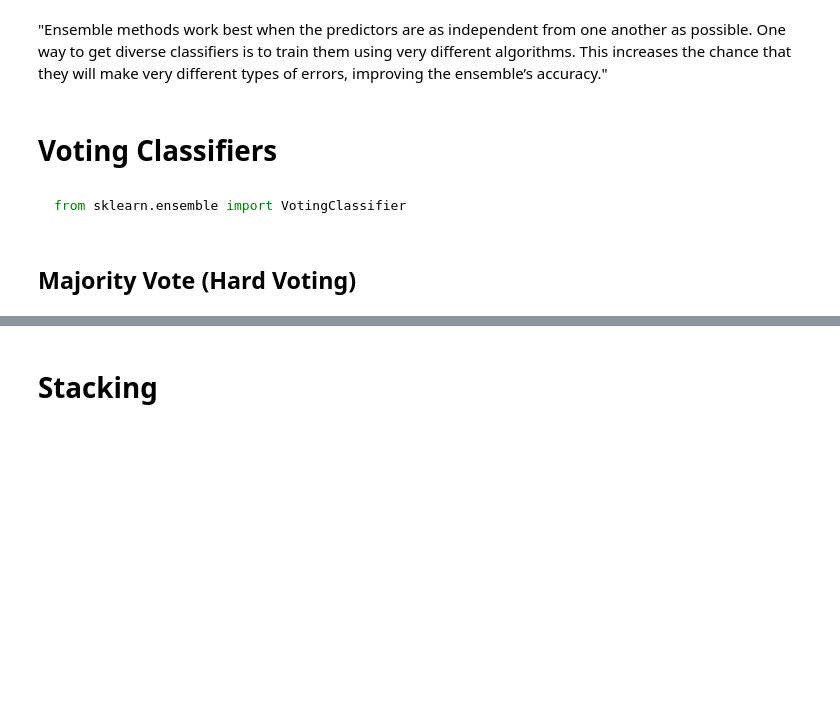
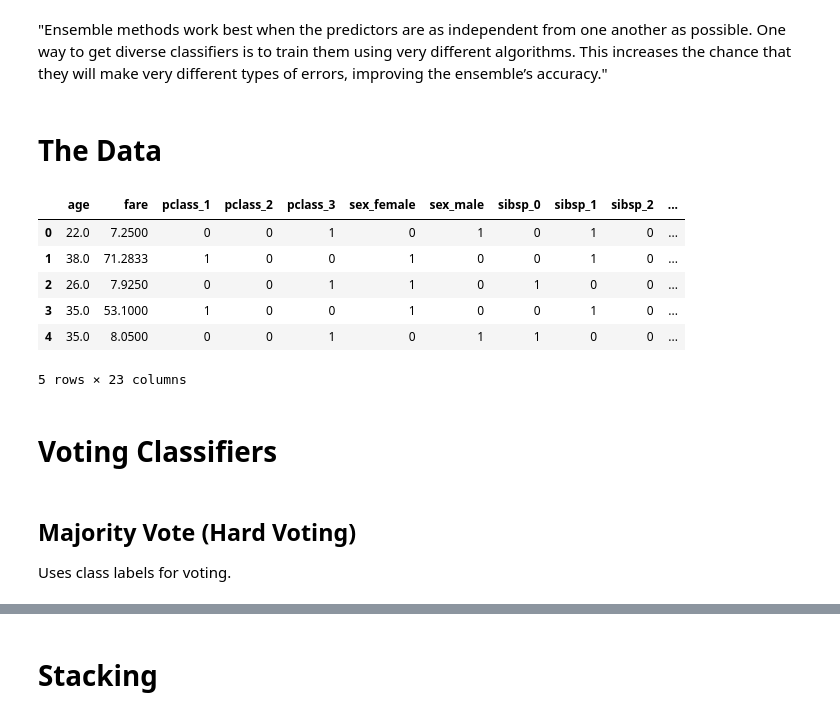
Before and after one commit to uGokalp/HisarAI, a Jupyter notebook: MachineLearning/Ensemble.ipynb, the cells around one changed output, grey strips where cells are left out. Saved outputs shown, nothing was run; the diff lists cells and outputs as text; code cells hidden in the pictures; blank space fills up the shorter version.

````diff
--- a/MachineLearning/Ensemble.ipynb
+++ b/MachineLearning/Ensemble.ipynb
@@ -3,8 +6,23 @@
 # %% [markdown]
 "Ensemble methods work best when the predictors are as independent from one another as possible. One way to get diverse classifiers is to train them using very different algorithms. This increases the chance that they will make very different types of errors, improving the ensemble’s accuracy."
+# %% [markdown]
+# The Data
+# %%
+import warnings
+warnings.filterwarnings("ignore")
+from utils import load_titanic
+from sklearn.model_selection import train_test_split
+X,y = load_titanic()
+X_train, X_test, y_train, y_test = train_test_split(X,y, random_state=0)
+
+X.head()
+# %% [output]
+|  | age | fare | pclass_1 | pclass_2 | pclass_3 | sex_female | sex_male | sibsp_0 | sibsp_1 | sibsp_2 | ... |
+| 0 | 22.0 | 7.2500 | 0 | 0 | 1 | 0 | 1 | 0 | 1 | 0 | ... |
+| 1 | 38.0 | 71.2833 | 1 | 0 | 0 | 1 | 0 | 0 | 1 | 0 | ... |
+| 2 | 26.0 | 7.9250 | 0 | 0 | 1 | 1 | 0 | 1 | 0 | 0 | ... |
+| 3 | 35.0 | 53.1000 | 1 | 0 | 0 | 1 | 0 | 0 | 1 | 0 | ... |
+| 4 | 35.0 | 8.0500 | 0 | 0 | 1 | 0 | 1 | 1 | 0 | 0 | ... |
+5 rows × 23 columns
 # %% [markdown]
 # Voting Classifiers
-# %% [markdown]
-```python
-from sklearn.ensemble import VotingClassifier
-```
@@ -11,2 +31,4 @@ from sklearn.ensemble import VotingClassifier
 # %% [markdown]
 ## Majority Vote (Hard Voting)
+
+Uses class labels for voting.
````
Also changed, not shown: parts of 12 cells of this notebook, 14 other files.
